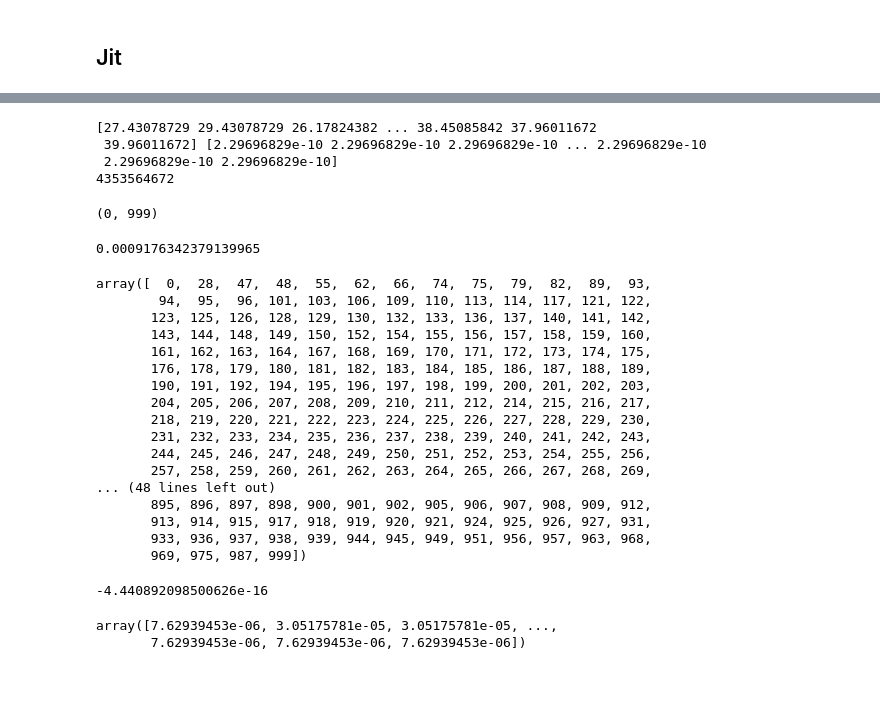
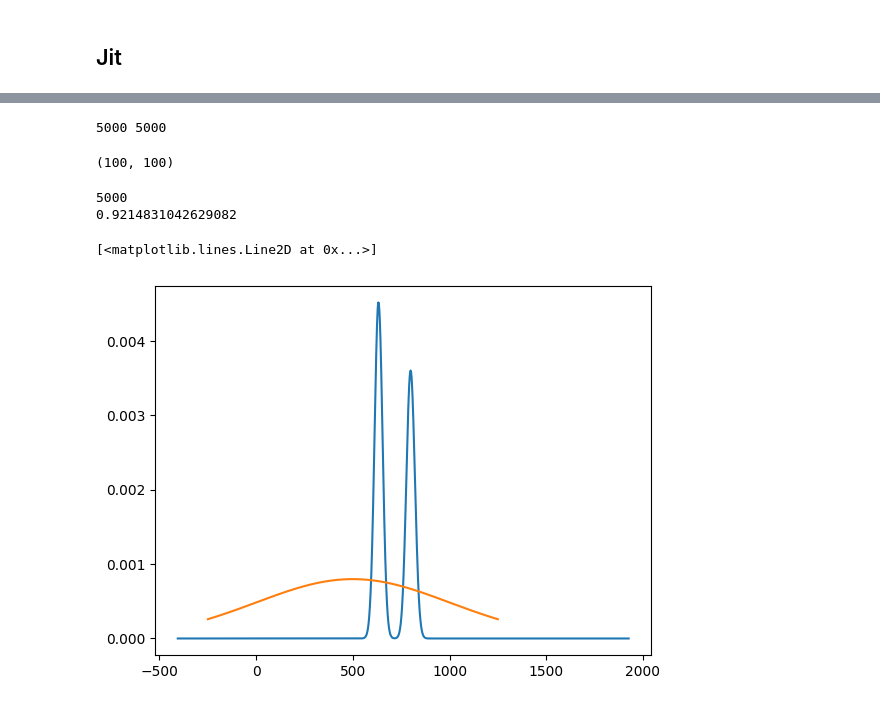
Before and after one commit to anloehr-1097/DistrRL_MonteCarlo, a Jupyter notebook: Untitled.ipynb, the cells around one changed output, grey strips where cells are left out. Drawn from its saved outputs; the diff is of its cells as text; code cells hidden in the pictures.

Commit message:
first draft of equidistant projection, works so far, needs tuning.

```diff
--- a/Untitled.ipynb
+++ b/Untitled.ipynb
@@ -143,17 +146,18 @@ print(stop - start)
 # %%
 from typing import List
+import numpy as np
 import scipy.stats as sp
 import time
-from preliminary_tests import conv, conv_jit
-T = 12
-N = 6
+from preliminary_tests import conv, conv_jit, project_eqi, RV_Discrete
+T = 500
+N = 50
 samples = np.asarray([sp.norm(1,1).rvs() for _ in range(N)])
 approx_list: List = []
 #G_0 = rv_discrete(np.array([-1, 1]), np.array([0.5, 0.5]))
-G_0 = (np.array([-1, 1]), np.array([0.5, 0.5]))
+G_0 = (np.array([-10, 10]), np.array([0.5, 0.5]))
 approx_list.append(G_0)
 
-emp_distr = rv_discrete(samples, (1/samples.shape[0]) * np.ones(len(samples)))
+emp_distr = RV_Discrete(samples, (1/samples.shape[0]) * np.ones(len(samples)))
 
 # print(G_0.xk, G_0.pk)
 print(emp_distr.xk, emp_distr.pk)
@@ -163,6 +167,14 @@ start = time.time()
 for t in range(T):
     G_last = approx_list[-1]
     approx_list.append(conv_jit((G_last[0], G_last[1]), (emp_distr.xk, emp_distr.pk)))
+    G_last = conv_jit((G_last[0], G_last[1]), (emp_distr.xk, emp_distr.pk))
+    # print(approx_list[-1][0], approx_list[-1][1])
+    # print(len(approx_list[-1][0]), len(approx_list[-1][1]))
+    proj_vals, proj_probs = project_eqi(values=approx_list[-1][0], probs=approx_list[-1][1], no_of_bins=(t+1)*10, state=1)
+    if np.abs(np.sum(proj_probs), np.asarray([1.0])) > 1e-5: print(np.sum(proj_probs))
+    approx_list.append((proj_vals, proj_probs))
+
+
 
 stop = time.time()
 
@@ -173,12 +223,12 @@ print(stop - start)
 # %%
 G_final = approx_list[-1]
-print(G_final[0], G_final[1])
-print(len(G_final[0]))
+print(len(G_final[0]), len(G_final[1]))
+# print(len(G_final[0]))
+new_vals, new_probs = project_eqi(values=G_final[0], probs=G_final[1], no_of_bins=100, state=1)
+len(new_vals), len(new_probs)
 # %% [output]
-[27.43078729 29.43078729 26.17824382 ... 38.45085842 37.96011672
- 39.96011672] [2.29696829e-10 2.29696829e-10 2.29696829e-10 ... 2.29696829e-10
- 2.29696829e-10 2.29696829e-10]
-4353564672
+5000 5000
+(100, 100)
 # %%
 G_max = np.max(G_final[0])
 G_min = np.min(G_final[0])
@@ -186,8 +236,6 @@ bins = np.digitize(G_final[0], np.linspace(G_max, G_min, 1000))
 # %%
 len(bins)
 np.min(bins), np.max(bins)
-# %% [output]
-(0, 999)
 # %%
 G_bin_values = np.zeros(1000)
 G_bin_probs = np.zeros(1000)
@@ -199,40 +247,26 @@ np.argwhere(bins==500)
 k: int = 400
 G_bin_probs[k] = np.sum(G_final[1][np.argwhere(bins==k)])
 print(G_bin_probs[k])
-# %% [output]
-0.0009176342379139965
 # %%
-np.unique(bins)
+G_final = approx_list[-1]
+print(len(G_final[0]))
+print(np.sum(G_final[1]))
 # %% [output]
-array([  0,  28,  47,  48,  55,  62,  66,  74,  75,  79,  82,  89,  93,
-        94,  95,  96, 101, 103, 106, 109, 110, 113, 114, 117, 121, 122,
-       123, 125, 126, 128, 129, 130, 132, 133, 136, 137, 140, 141, 142,
-       143, 144, 148, 149, 150, 152, 154, 155, 156, 157, 158, 159, 160,
-       161, 162, 163, 164, 167, 168, 169, 170, 171, 172, 173, 174, 175,
-       176, 178, 179, 180, 181, 182, 183, 184, 185, 186, 187, 188, 189,
-       190, 191, 192, 194, 195, 196, 197, 198, 199, 200, 201, 202, 203,
-       204, 205, 206, 207, 208, 209, 210, 211, 212, 214, 215, 216, 217,
-       218, 219, 220, 221, 222, 223, 224, 225, 226, 227, 228, 229, 230,
-       231, 232, 233, 234, 235, 236, 237, 238, 239, 240, 241, 242, 243,
-       244, 245, 246, 247, 248, 249, 250, 251, 252, 253, 254, 255, 256,
-       257, 258, 259, 260, 261, 262, 263, 264, 265, 266, 267, 268, 269,
-... (48 lines left out)
-       895, 896, 897, 898, 900, 901, 902, 905, 906, 907, 908, 909, 912,
-       913, 914, 915, 917, 918, 919, 920, 921, 924, 925, 926, 927, 931,
-       933, 936, 937, 938, 939, 944, 945, 949, 951, 956, 957, 963, 968,
-       969, 975, 987, 999])
+5000
+0.9214831042629082
 # %%
 import matplotlib.pyplot as plt
 plt.plot(G_final[0], G_final[1])
+x = np.linspace(-250, 1250, 5000)
+
+plt.plot(x, sp.norm.pdf(x, T, T))
+# %% [output]
+[<matplotlib.lines.Line2D at 0x...>]
+[figure, added]
 # %%
 print(np.sum(G_final.xk * G_final.pk))
-# %% [output]
--4.440892098500626e-16
 # %%
 G_final.pk
-# %% [output]
-array([7.62939453e-06, 3.05175781e-05, 3.05175781e-05, ...,
-       7.62939453e-06, 7.62939453e-06, 7.62939453e-06])
 # %%
 d1 =  sp.rv_discrete(values=([2,3],[0.5, 0.5]))
 d2 =  sp.rv_discrete(values=([1,2,3],[0.2, 0.3, 0.5]))
```
Also changed, not shown: parts of 5 cells of this notebook, 1 other file.
